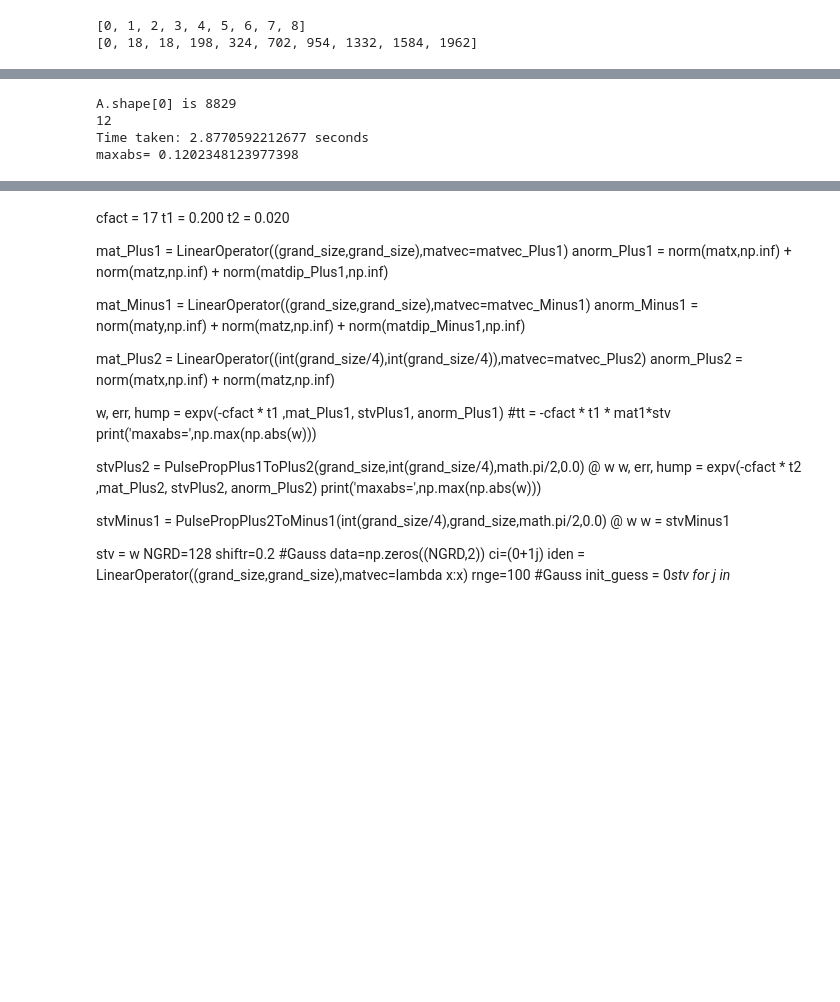
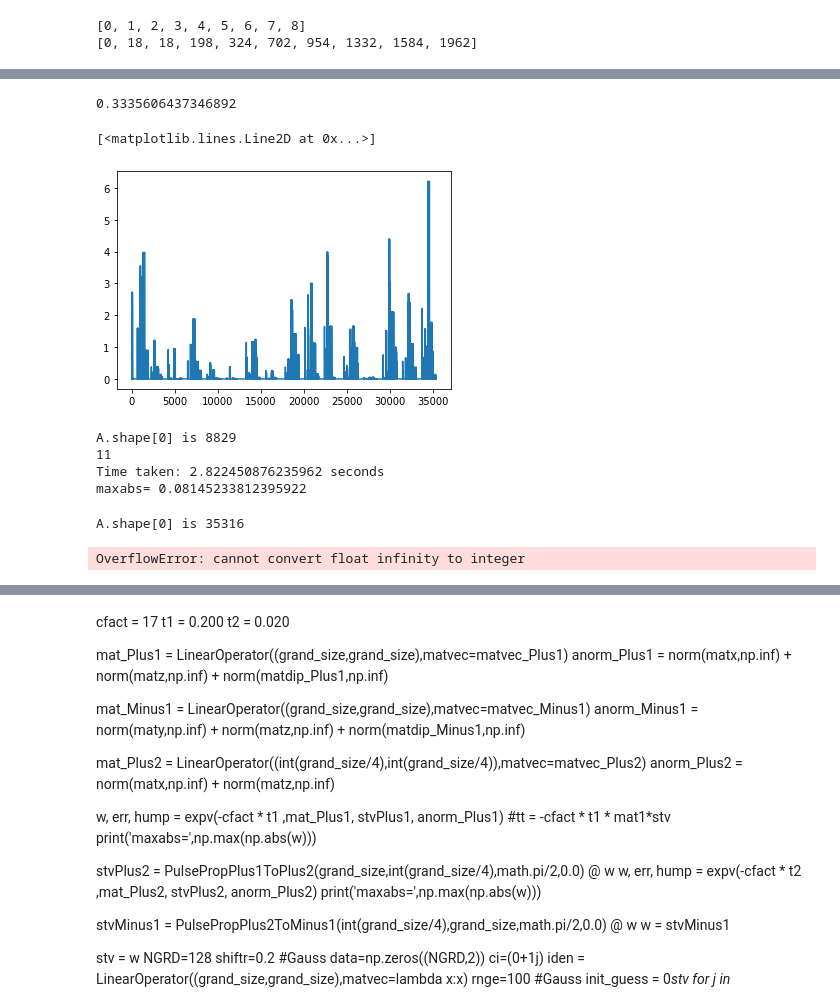
Before and after one commit to prannerta100/DoubleElectron, a Jupyter notebook: FastDoubleElectronKSymBasis/f1Cfunc.ipynb, the cells around one changed output, grey strips where cells are left out. Saved outputs shown, nothing was run; the diff lists cells and outputs as text; code cells hidden in the pictures; blank space fills up the shorter version.

Commit message:
some more changes; time cost is becoming an issue :(

```diff
--- a/FastDoubleElectronKSymBasis/f1Cfunc.ipynb
+++ b/FastDoubleElectronKSymBasis/f1Cfunc.ipynb
@@ -291,10 +291,15 @@ Time taken: 0.01170969009399414 seconds
 # %%
 stt = time.time()
-w, err, hump = expv(-cfact * t1 ,mat_Plus1, stvPlus1, anorm_Plus1)
+w, err, hump = expv(-cfact * t1/200 ,mat_Plus1, stvPlus1, 0.00000001)
+stp = time.time()
+print("Time taken: {} seconds".format(stp-stt))
+stt = time.time()
+#wbad, errbad, humpbad = expv1stepnew(-cfact * t1 ,mat_Plus1, stvPlus1, 0.00000001)
+wbad = expv1step(-cfact * t1/200 ,mat_Plus1, stvPlus1, 0.00000001)
 stp = time.time()
 print("Time taken: {} seconds".format(stp-stt))
 
 #tt = -cfact * t1 * mat1*stv
-print('maxabs=',np.max(np.abs(w)))
+print('maxabs=',np.max(np.abs(wbad-w)))
 # %% [output]
 A.shape[0] is 35316
@@ -303,0 +318,4 @@ maxabs= 0.24257215109342042
+# %%
+print(np.max(np.abs(wbad)))
+# %% [output]
+0.3335606437346892
@@ -303,0 +324,2 @@ maxabs= 0.24257215109342042
+# %%
+wbad = expv1stepnew(-cfact * t1 ,mat_Plus1, stvPlus1, 0.00000001)
@@ -304,7 +332,13 @@ maxabs= 0.24257215109342042
+# %%
+import matplotlib.pyplot as plt
+plt.plot(np.abs(wbad-w))
+# %% [output]
+[<matplotlib.lines.Line2D at 0x...>]
+[figure, added]
 # %%
 stvPlus2 = PulsePropPlus1ToPlus2(grand_size,int(grand_size/4),math.pi/2,0.0) @ w
 stt = time.time()
-w, err, hump = expv(-cfact * t2 ,mat_Plus2, stvPlus2, anorm_Plus2)
+w, err, hump = expv(-cfact * t2 ,mat_Plus2, stvPlus2, 0.00001) #anorm_Plus2)
 stp = time.time()
 print("Time taken: {} seconds".format(stp-stt))
 
@@ -314,20 +348,28 @@ print('maxabs=',np.max(np.abs(w)))
 stvPlus1Again = PulsePropPlus2ToPlus1(int(grand_size/4),grand_size,math.pi/2,0.0) @ w
 # %% [output]
 A.shape[0] is 8829
-12
-Time taken: 2.8770592212677 seconds
-maxabs= 0.1202348123977398
+11
+Time taken: 2.822450876235962 seconds
+maxabs= 0.08145233812395922
 # %%
-lst = [np.dot(stvMinus1,stvPlus1)[0]]
+lst = [0] #[np.dot(stvMinus1,stvPlus1)[0]]
 dt3 = 0.010
-for i in range(50):
-    t3 = (i+1)*dt3
-    w, err, hump = expv(-cfact * t3/2,mat_Plus1, stvMinus1, anorm_Minus1)
-    w = PulsePropPlus1ToMinus1(grand_size,grand_size,math.pi/2,0.0) @ w
+NGRD = 50
+#NGRD includes dt3*1,....,dt3*NGRD
+wPlus1 = np.zeros((grand_size,(NGRD+1)),dtype=complex)
+wPlus1[:,0] = stvPlus1Again
+t3 = 0
+for i in range(1,NGRD+1):
+    wPlus1[:,i], err, hump = expv(-cfact * dt3/2, mat_Plus1, wPlus1[:,i-1], 0.0001) #anorm_Minus1)
+    w = PulsePropPlus1ToMinus1(grand_size,grand_size,math.pi/2,0.0) @ wPlus1[:,i]
+    t3 += dt3
     w, err, hump = expv(-cfact * t3/2,mat_Minus1, w, anorm_Minus1)
     lst.append(np.dot(w,stvPlus1)[0]) #stvPlus1 is actually stvMinus1
 print(lst)
 np.savetxt('out6.txt',np.array(lst, dtype=complex))
+# %% [output]
+A.shape[0] is 35316
+OverflowError: cannot convert float infinity to integer
 # %%
 stv = stvMinus1
 NGRD=128
```
Also changed, not shown: parts of 12 cells of this notebook, 4 other files.
